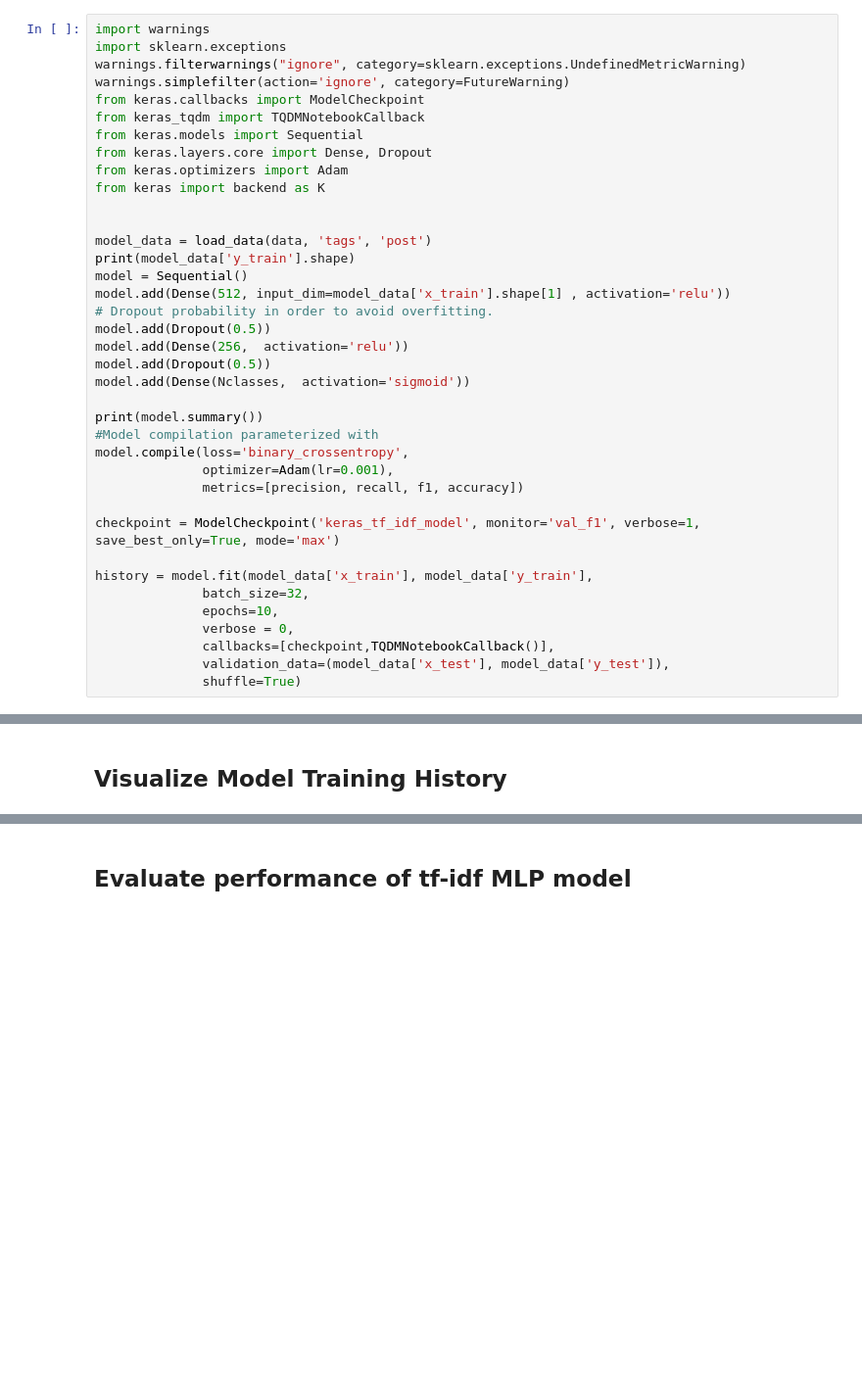
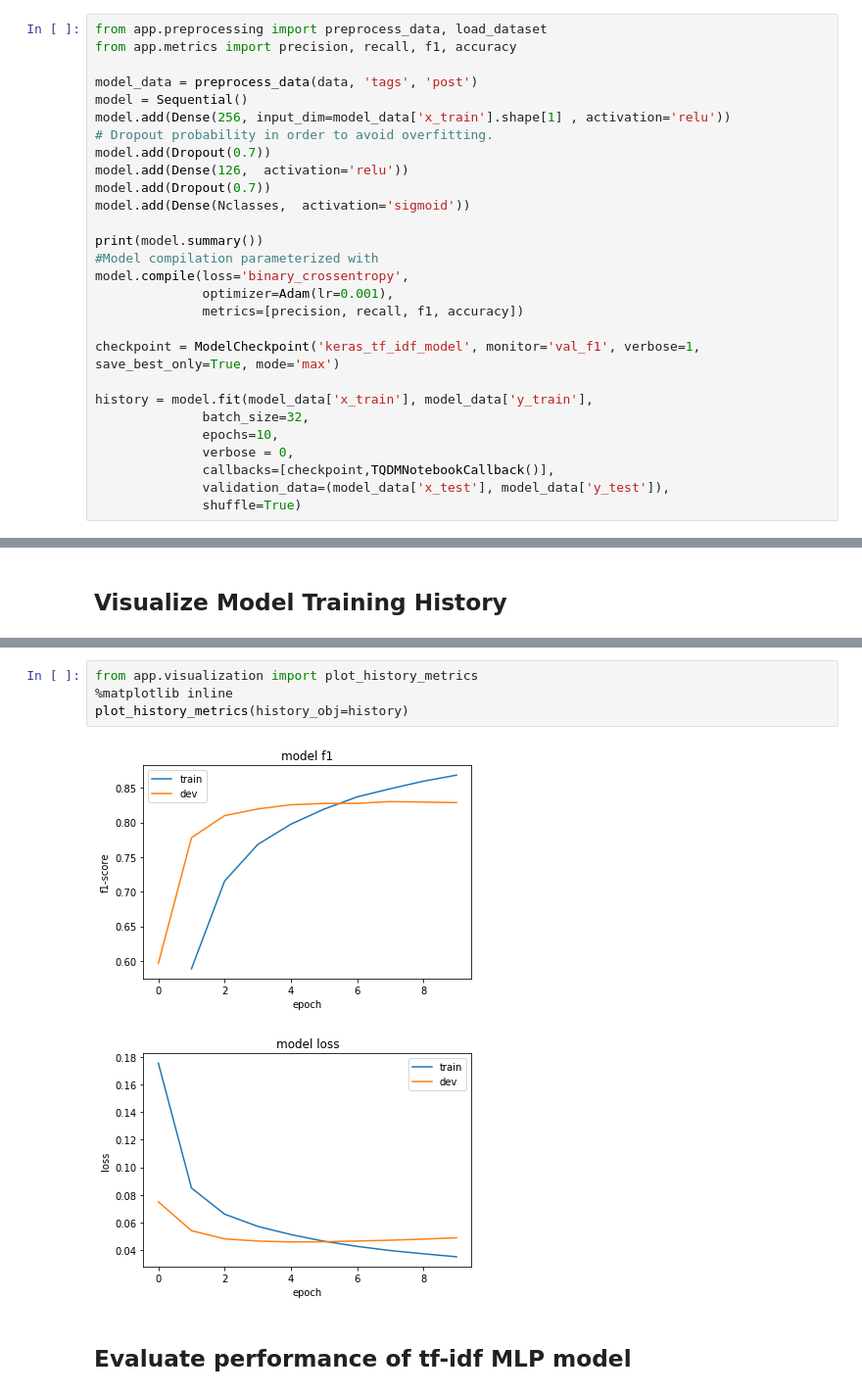
Before and after one commit to giannhskod/text-classification-mlp, a Jupyter notebook: notebooks/keras_mlp_classification.ipynb, the cells around one changed output, grey strips where cells are left out. Shown at 98% size. Saved outputs shown, nothing was run; the diff lists cells and outputs as text; blank space fills up the shorter version.

Commit message:
feat:	Adds the core implementation for the project.

```diff
--- a/notebooks/keras_mlp_classification.ipynb
+++ b/notebooks/keras_mlp_classification.ipynb
@@ -187,26 +32,16 @@ def load_data(input_data, label_field, text_field, input_ins='as_tf_idf', **kwar
 # %% [markdown]
 ## MLP classifier in Keras using tf*idf features
 # %%
-import warnings
-import sklearn.exceptions
-warnings.filterwarnings("ignore", category=sklearn.exceptions.UndefinedMetricWarning)
-warnings.simplefilter(action='ignore', category=FutureWarning)
-from keras.callbacks import ModelCheckpoint
-from keras_tqdm import TQDMNotebookCallback
-from keras.models import Sequential
-from keras.layers.core import Dense, Dropout
-from keras.optimizers import Adam
-from keras import backend as K
+from app.preprocessing import preprocess_data, load_dataset
+from app.metrics import precision, recall, f1, accuracy
 
-
-model_data = load_data(data, 'tags', 'post')
-print(model_data['y_train'].shape)
+model_data = preprocess_data(data, 'tags', 'post')
 model = Sequential()
-model.add(Dense(512, input_dim=model_data['x_train'].shape[1] , activation='relu'))
+model.add(Dense(256, input_dim=model_data['x_train'].shape[1] , activation='relu'))
 # Dropout probability in order to avoid overfitting.
-model.add(Dropout(0.5))
-model.add(Dense(256,  activation='relu'))
-model.add(Dropout(0.5))
+model.add(Dropout(0.7))
+model.add(Dense(126,  activation='relu'))
+model.add(Dropout(0.7))
 model.add(Dense(Nclasses,  activation='sigmoid'))
 
 print(model.summary())
@@ -268,3 +98,10 @@ plot_history(history)
+# %%
+from app.visualization import plot_history_metrics
+%matplotlib inline
+plot_history_metrics(history_obj=history)
+# %% [output]
+[figure, added]
+[figure, added]
 # %% [markdown]
 ## Evaluate performance of tf-idf MLP model
 # %%
```
Also changed, not shown: parts of 22 cells of this notebook, 12 other files.
